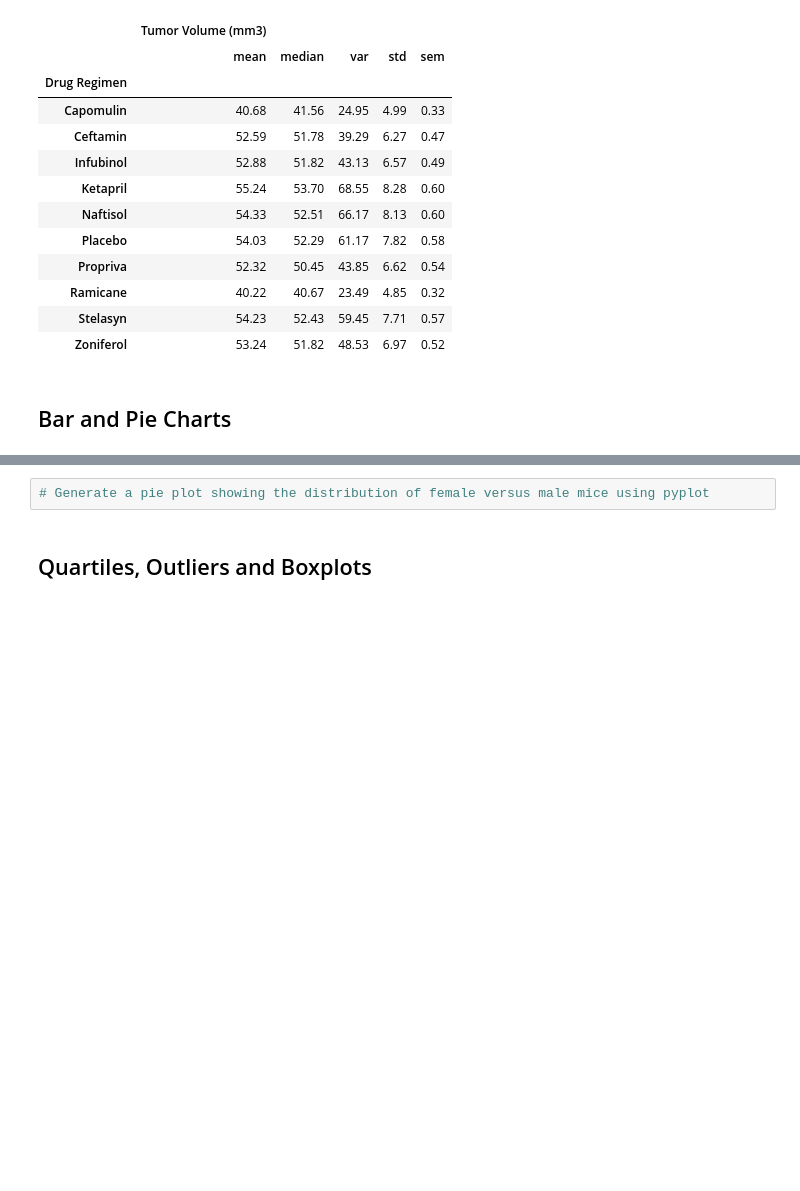
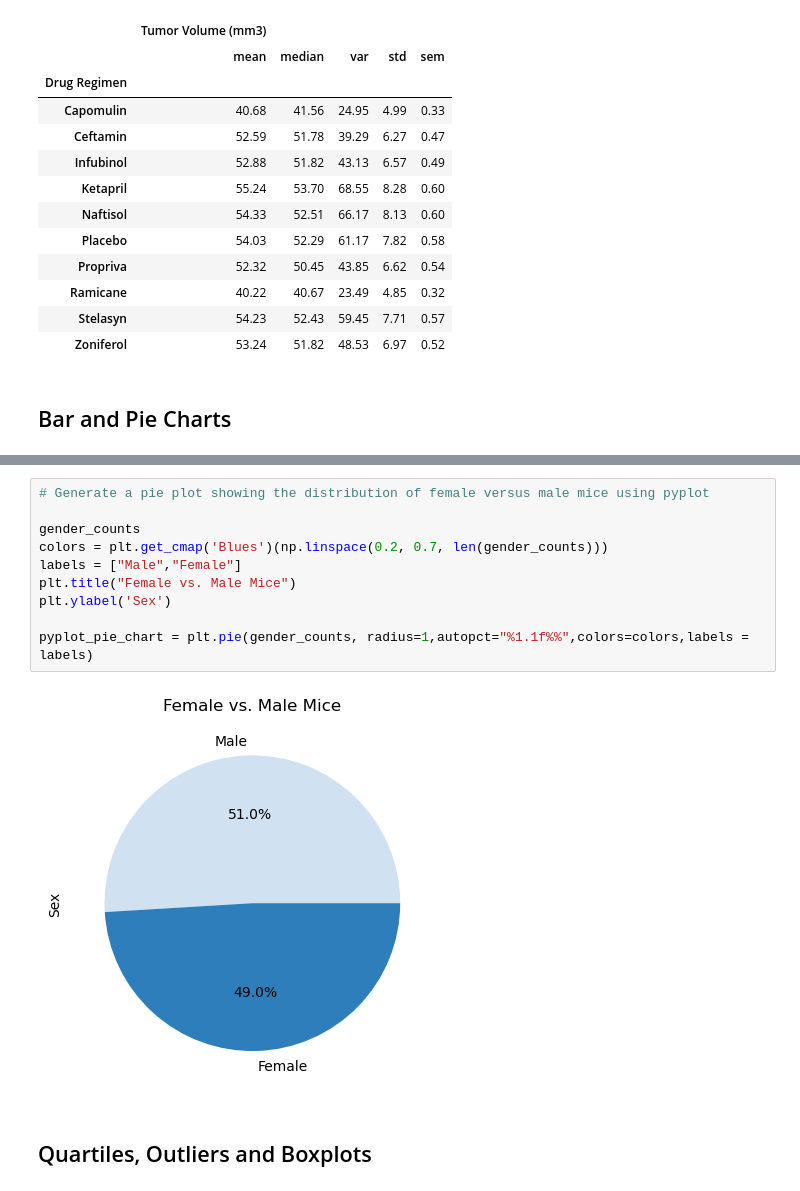
Before and after one commit to FaresKazemi/Matplot.lib_work, a Jupyter notebook: worksheet.ipynb, the cells around one changed output, grey strips where cells are left out. Cells and saved outputs as stored; diff of their text form; blank space fills up the shorter version.

```diff
--- a/worksheet.ipynb
+++ b/worksheet.ipynb
@@ -182,5 +205,15 @@ Text(0, 0.5, 'Total number of mice')
-# %%
-# Generate a pie plot showing the distribution of female versus male mice using pyplot
+# %%
+# Generate a pie plot showing the distribution of female versus male mice using pyplot
+
+gender_counts
+colors = plt.get_cmap('Blues')(np.linspace(0.2, 0.7, len(gender_counts)))
+labels = ["Male","Female"]
+plt.title("Female vs. Male Mice")
+plt.ylabel('Sex')
+
+pyplot_pie_chart = plt.pie(gender_counts, radius=1,autopct="%1.1f%%",colors=colors,labels = labels)
+# %% [output]
+[figure, added]
 # %% [markdown]
 ## Quartiles, Outliers and Boxplots
 # %%
```
Also changed, not shown: parts of 9 cells of this notebook.
